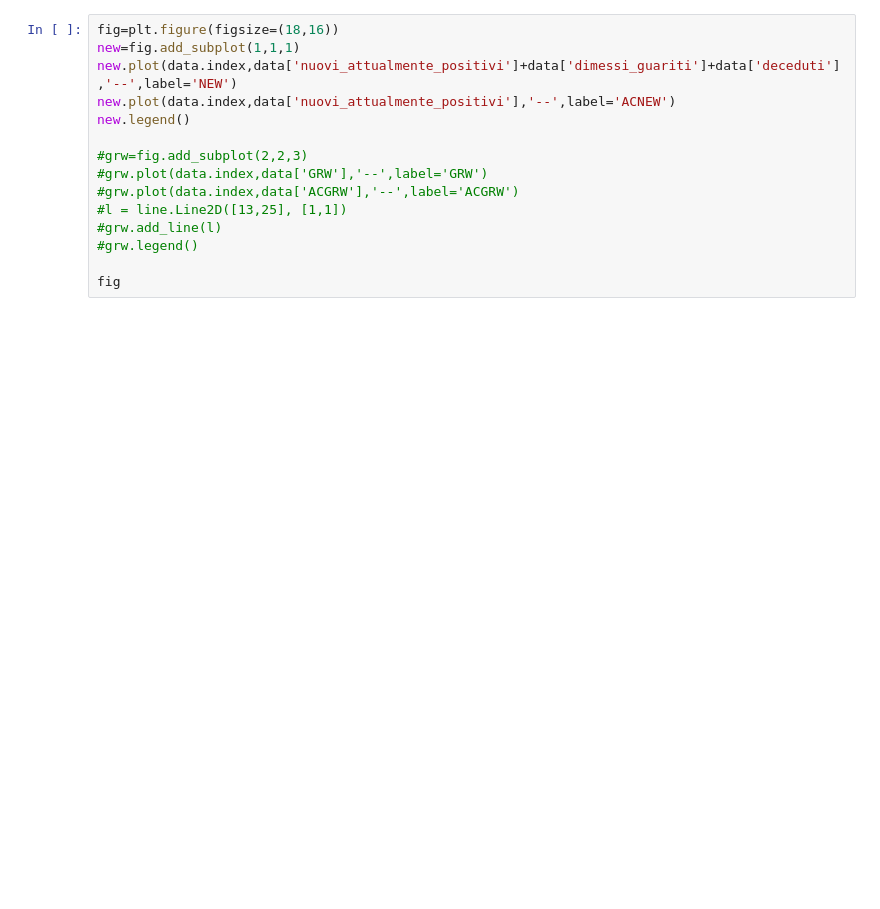
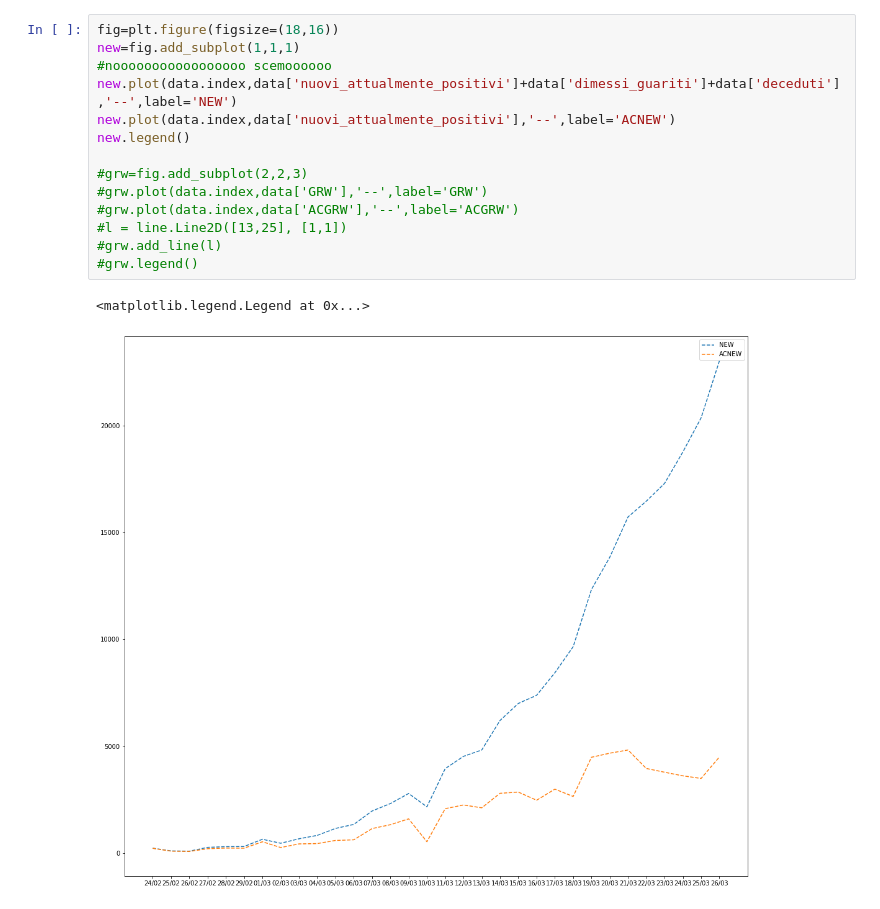
Before and after one commit to FaoTom/Covid19, a Jupyter notebook: COV.ipynb, the cells around one changed output. Saved outputs shown, nothing was run; the diff lists cells and outputs as text; blank space fills up the shorter version.

```diff
--- a/COV.ipynb
+++ b/COV.ipynb
@@ -28,15 +47,17 @@ data.drop('data',axis=1)
 # %%
 fig=plt.figure(figsize=(18,16))
 new=fig.add_subplot(1,1,1)
+#nooooooooooooooooo scemoooooo
 new.plot(data.index,data['nuovi_attualmente_positivi']+data['dimessi_guariti']+data['deceduti'],'--',label='NEW')
 new.plot(data.index,data['nuovi_attualmente_positivi'],'--',label='ACNEW')
 new.legend()
 
 #grw=fig.add_subplot(2,2,3)
 #grw.plot(data.index,data['GRW'],'--',label='GRW')
 #grw.plot(data.index,data['ACGRW'],'--',label='ACGRW')
 #l = line.Line2D([13,25], [1,1])
 #grw.add_line(l)
 #grw.legend()
-
-fig
+# %% [output]
+<matplotlib.legend.Legend at 0x...>
+[figure, added]
```
Also changed, not shown: parts of 7 cells of this notebook, 1 other file.
